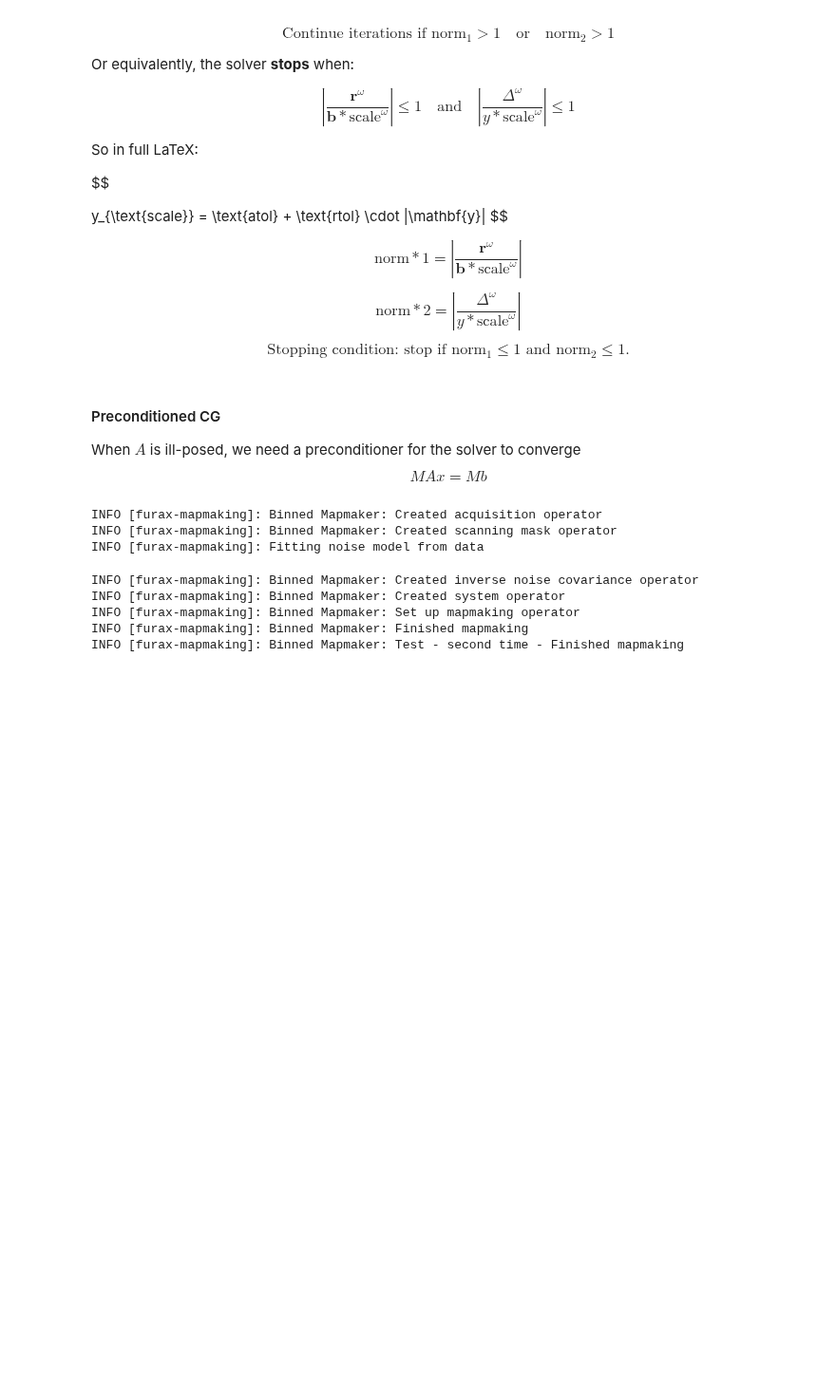
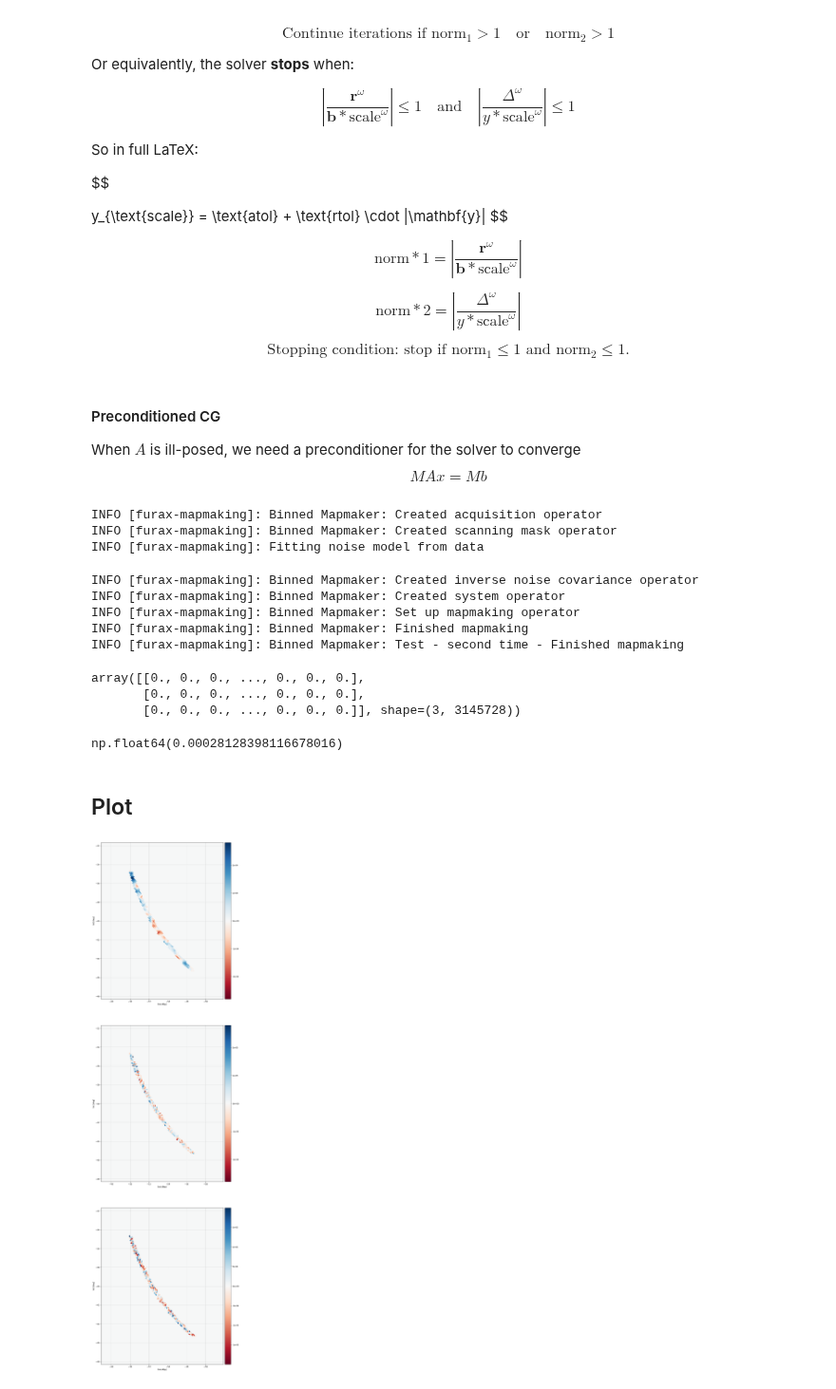
Before and after one commit to binhola/binkathon, a Jupyter notebook: mapmaking-300326-starting.ipynb, the cells around one changed output. Shown at 95% size. Drawn from its saved outputs; the diff is of its cells as text; code cells hidden in the pictures; blank space fills up the shorter version.

```diff
--- a/mapmaking-300326-starting.ipynb
+++ b/mapmaking-300326-starting.ipynb
@@ -455,3 +455,15 @@ INFO [furax-mapmaking]: Binned Mapmaker: Created system operator
 INFO [furax-mapmaking]: Binned Mapmaker: Set up mapmaking operator
 INFO [furax-mapmaking]: Binned Mapmaker: Finished mapmaking
 INFO [furax-mapmaking]: Binned Mapmaker: Test - second time - Finished mapmaking
+# %%
+m["map"]
+# %% [output]
+array([[0., 0., 0., ..., 0., 0., 0.],
+       [0., 0., 0., ..., 0., 0., 0.],
+       [0., 0., 0., ..., 0., 0., 0.]], shape=(3, 3145728))
+# %%
+m["map"].max()
+# %% [output]
+np.float64(0.00028128398116678016)
+# %% [markdown]
+## Plot
@@ -457,0 +472,12 @@ INFO [furax-mapmaking]: Binned Mapmaker: Test - second time - Finished mapmaking
+# %%
+lonra, latra = get_healpix_lonlat_ranges(m['weights'][:, 0, 0], padding_deg=3)
+
+fig, axs = plot_cartview(
+    m['map'],
+    lonra=lonra,
+    latra=latra,
+    cmap='RdBu',
+    nside=nside,
+)
+# %% [output]
+[figure, added]
```
Also changed, not shown: parts of 1 cell of this notebook.
